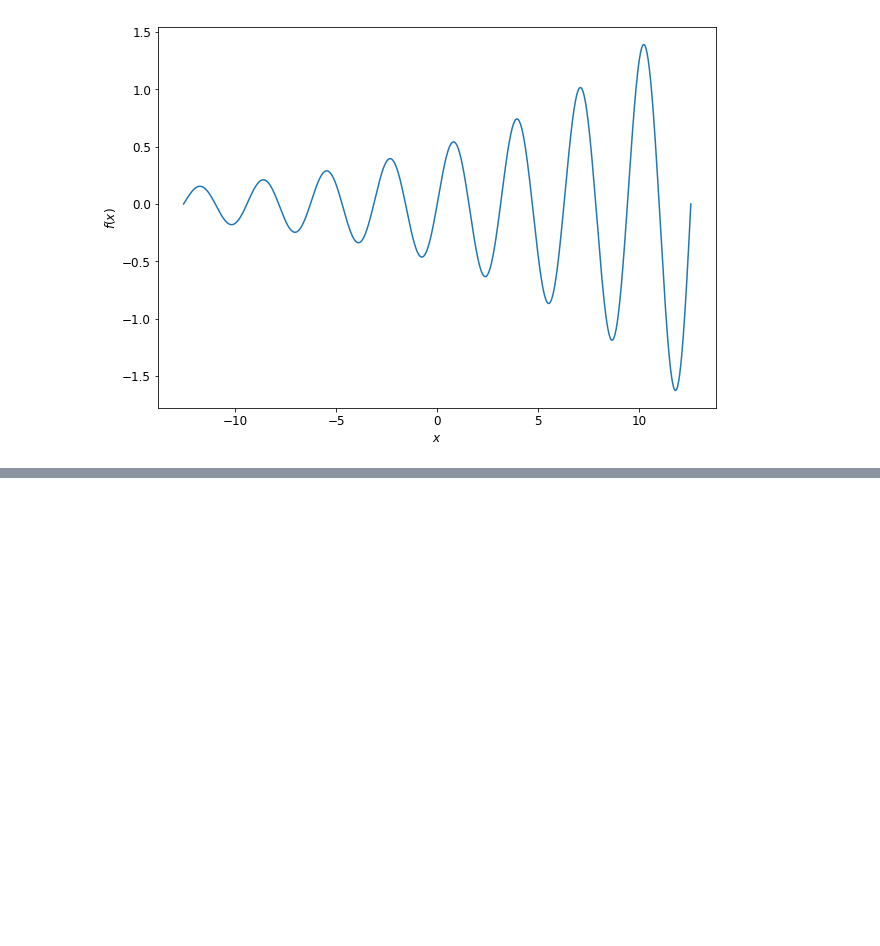
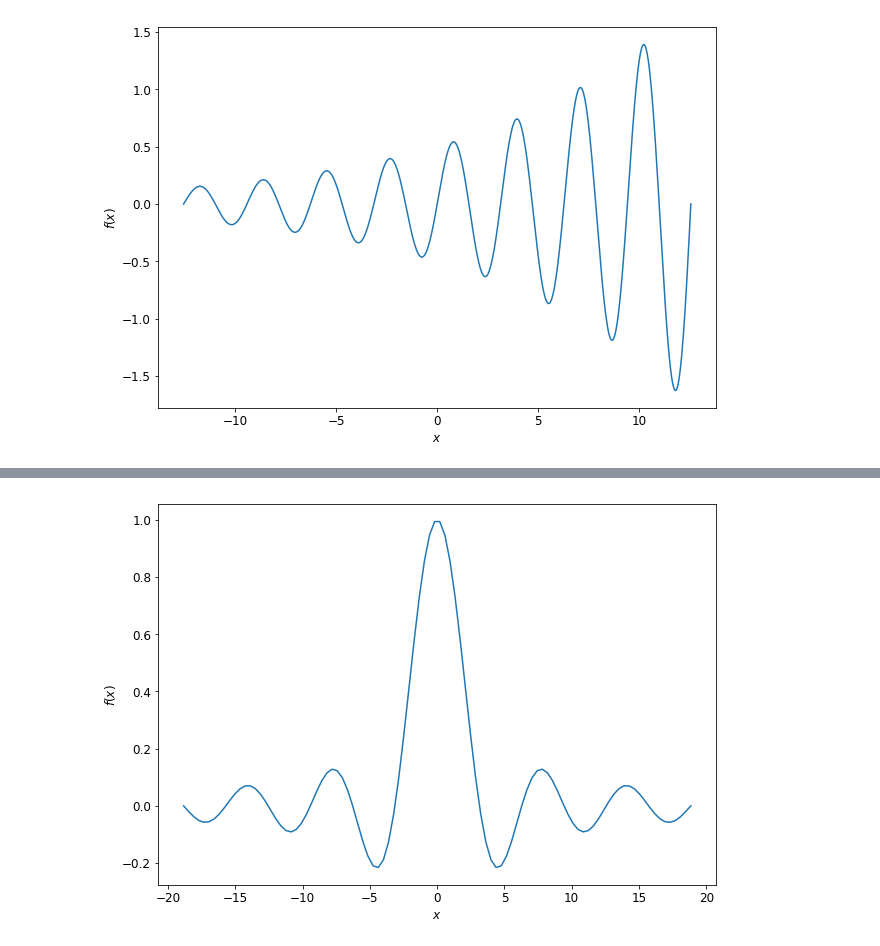
Before and after one commit to mudspringhiker/foundations, a Jupyter notebook: CS_and_Python/Python_CS_Notebooks/08_Plotting_exercises.ipynb, the cells around one changed output, grey strips where cells are left out. Saved outputs shown, nothing was run; the diff lists cells and outputs as text; code cells hidden in the pictures; blank space fills up the shorter version.

Commit message:
Finish plotting exercises

```diff
--- a/CS_and_Python/Python_CS_Notebooks/08_Plotting_exercises.ipynb
+++ b/CS_and_Python/Python_CS_Notebooks/08_Plotting_exercises.ipynb
@@ -46,0 +59,10 @@ interact(plot, w1 = 1, w0 = 1);
+# %%
+x = np.linspace(-6 * np.pi, 6 * np.pi, 100)
+# %%
+y = np.sin(x) / x
+# %%
+plt.plot(x, y)
+plt.ylabel('$f(x)$')
+plt.xlabel('$x$');
+# %% [output]
+[figure, added]
```
Also changed, not shown: parts of 33 cells of this notebook.
